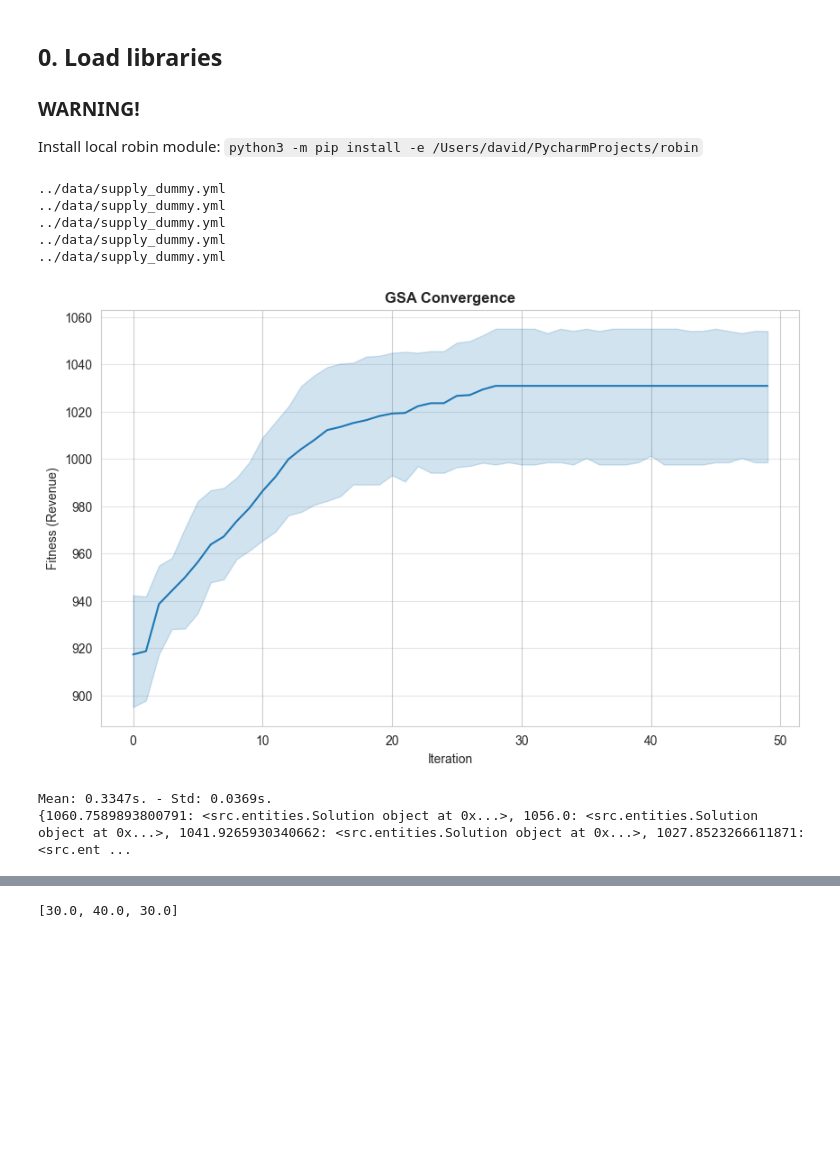
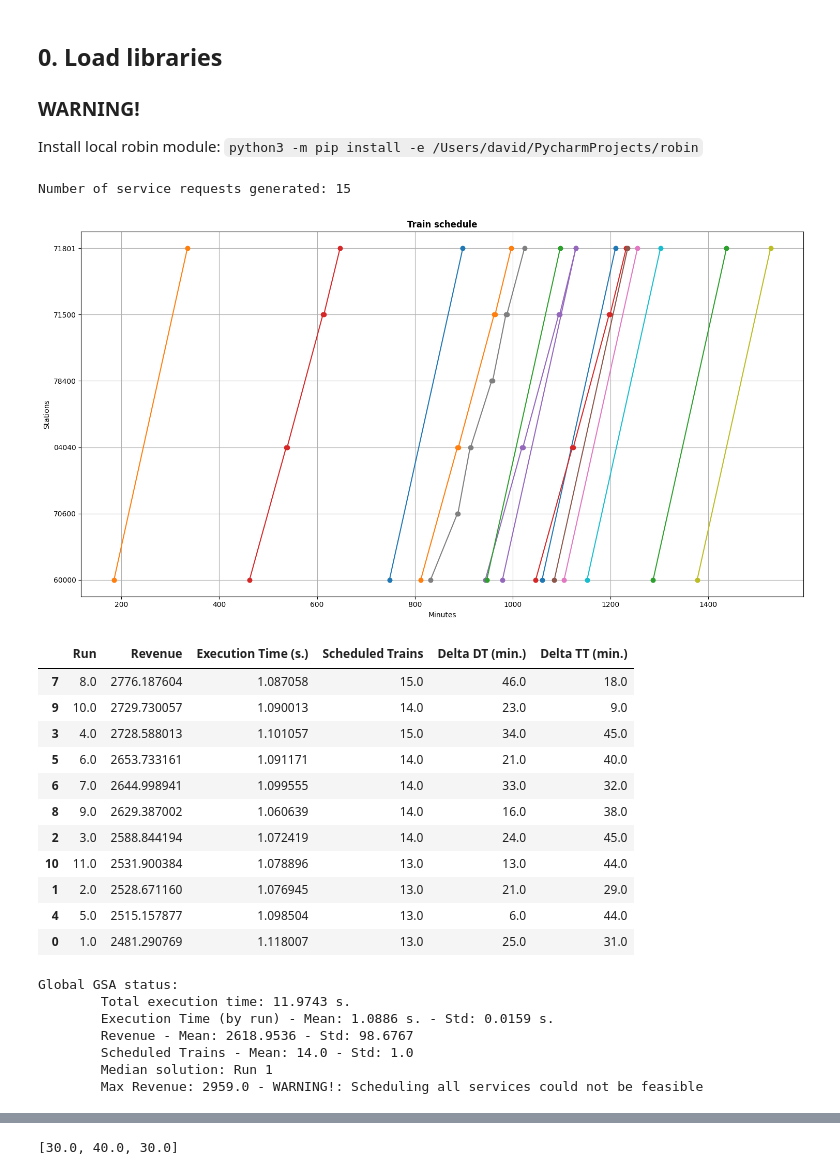
Before and after one commit to DavidMunozValero/GSA_M, a Jupyter notebook: notebooks/12.0-robin_generator_revenue.ipynb, the cells around one changed output, grey strips where cells are left out. Cells and saved outputs as stored; diff of their text form; code cells hidden in the pictures; blank space fills up the shorter version.

```diff
--- a/notebooks/12.0-robin_generator_revenue.ipynb
+++ b/notebooks/12.0-robin_generator_revenue.ipynb
@@ -49,23 +45,36 @@ Path(robin_save_path).mkdir(parents=True)
 # %%
 rmd = RailwayMarketDynamics(supply_config_path=supply_config_path,
                             demand_config_path=demand_config_path,
                             generator_config_path=generator_config_path,
                             generator_save_path = Path(f'../data/supply_dummy.yml'),
                             seed = 21)
 
 services = rmd.run(gsa_supply_save_path=supply_save_path,
-                    robin_save_path=robin_save_path,
+                    robin_save_path=f'{robin_save_path}output.yml',
                     gsa_population=20,
                     gsa_iters=50,
-                    gsa_runs=5,
+                    gsa_runs=11,
                     gsa_chaotic=True,
                     gsa_verbosity=False)
 # %% [output]
-../data/supply_dummy.yml
-../data/supply_dummy.yml
-../data/supply_dummy.yml
-../data/supply_dummy.yml
-../data/supply_dummy.yml
+Number of service requests generated: 15
-[figure, old version]
+[figure, new version]
+|  | Run | Revenue | Execution Time (s.) | Scheduled Trains | Delta DT (min.) | Delta TT (min.) |
+| 7 | 8.0 | 2776.187604 | 1.087058 | 15.0 | 46.0 | 18.0 |
+| 9 | 10.0 | 2729.730057 | 1.090013 | 14.0 | 23.0 | 9.0 |
+| 3 | 4.0 | 2728.588013 | 1.101057 | 15.0 | 34.0 | 45.0 |
+| 5 | 6.0 | 2653.733161 | 1.091171 | 14.0 | 21.0 | 40.0 |
+| 6 | 7.0 | 2644.998941 | 1.099555 | 14.0 | 33.0 | 32.0 |
+| 8 | 9.0 | 2629.387002 | 1.060639 | 14.0 | 16.0 | 38.0 |
+| 2 | 3.0 | 2588.844194 | 1.072419 | 14.0 | 24.0 | 45.0 |
+| 10 | 11.0 | 2531.900384 | 1.078896 | 13.0 | 13.0 | 44.0 |
+| 1 | 2.0 | 2528.671160 | 1.076945 | 13.0 | 21.0 | 29.0 |
+| 4 | 5.0 | 2515.157877 | 1.098504 | 13.0 | 6.0 | 44.0 |
+| 0 | 1.0 | 2481.290769 | 1.118007 | 13.0 | 25.0 | 31.0 |
-Mean: 0.3347s. - Std: 0.0369s.
-{1060.7589893800791: <src.entities.Solution object at 0x...>, 1056.0: <src.entities.Solution object at 0x...>, 1041.9265930340662: <src.entities.Solution object at 0x...>, 1027.8523266611871: <src.ent ...
+Global GSA status:
+        Total execution time: 11.9743 s.
+        Execution Time (by run) - Mean: 1.0886 s. - Std: 0.0159 s.
+        Revenue - Mean: 2618.9536 - Std: 98.6767
+        Scheduled Trains - Mean: 14.0 - Std: 1.0
+        Median solution: Run 1
+        Max Revenue: 2959.0 - WARNING!: Scheduling all services could not be feasible
```
Also changed, not shown: parts of 6 cells of this notebook, 1 other file.
